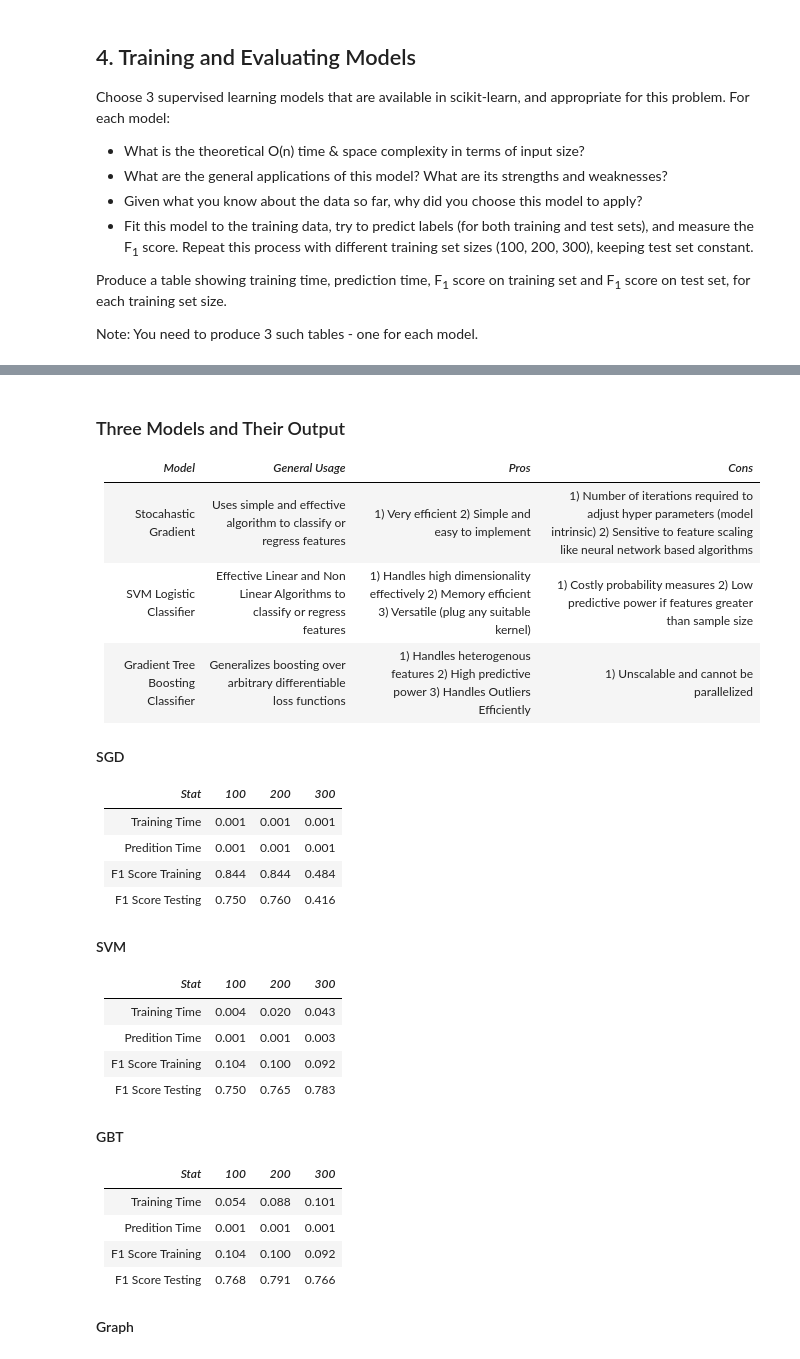
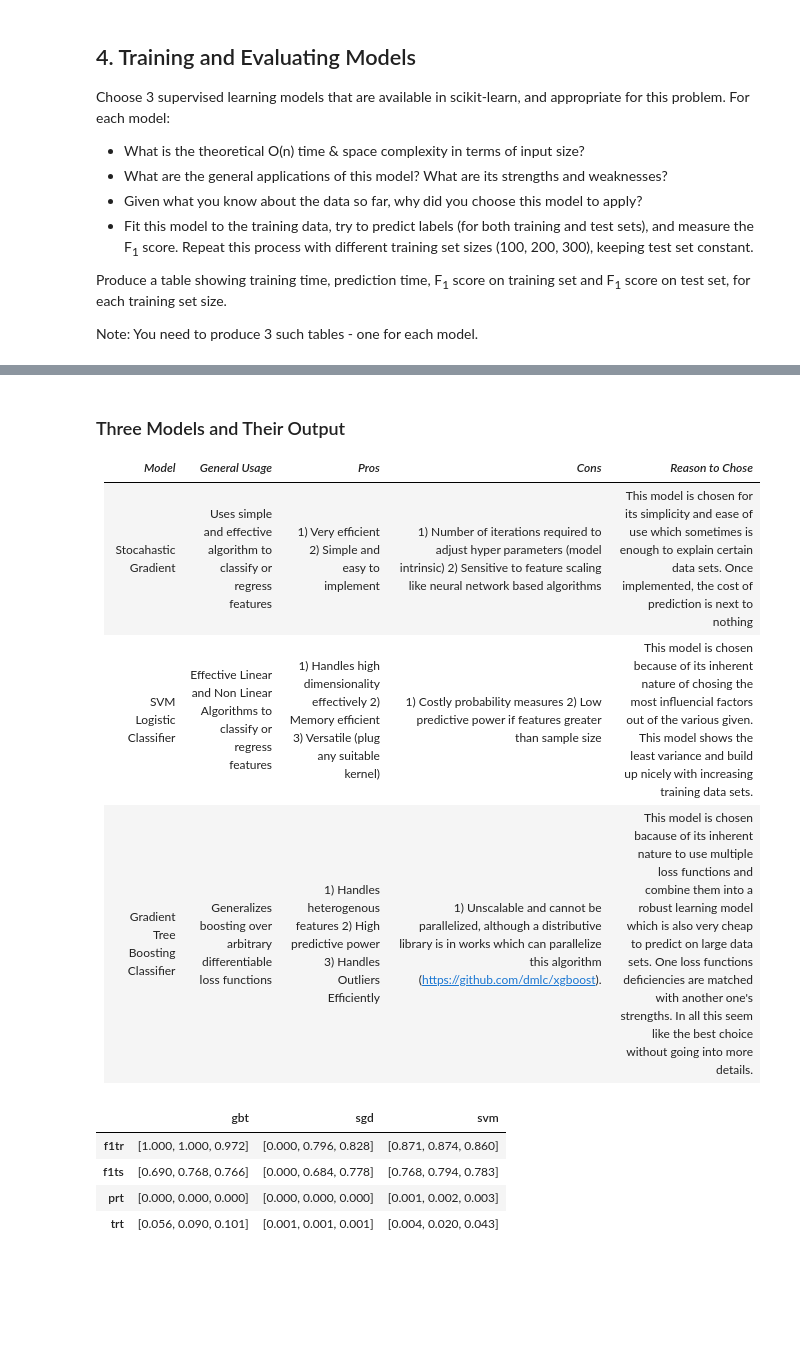
Before and after one commit to gallybaba/udacity, a Jupyter notebook: mlnd/si/student_intervention.ipynb, the cells around one changed output, grey strips where cells are left out. Saved outputs shown, nothing was run; the diff lists cells and outputs as text; code cells hidden in the pictures; blank space fills up the shorter version.

```diff
--- a/mlnd/si/student_intervention.ipynb
+++ b/mlnd/si/student_intervention.ipynb
@@ -288,40 +296,20 @@ all stats
 # %% [markdown]
 ### Three Models and Their Output
 
-|*Model*|*General Usage*|*Pros*|*Cons*|
-|:-----:|:-------------:|:----:|:----:|
-| Stocahastic Gradient |Uses simple and effective algorithm to classify or regress features| 1) Very efficient 2) Simple and easy to implement| 1) Number of iterations required to adjust hyper parameters (model intrinsic) 2) Sensitive to feature scaling like neural network based algorithms |
-| SVM Logistic Classifier|Effective Linear and Non Linear Algorithms to classify or regress features| 1) Handles high dimensionality effectively 2) Memory efficient 3) Versatile (plug any suitable kernel)| 1) Costly probability measures 2) Low predictive power if features greater than sample size|
-| Gradient Tree Boosting Classifier |Generalizes boosting over arbitrary differentiable loss functions| 1) Handles heterogenous features 2) High predictive power 3) Handles Outliers Efficiently| 1) Unscalable and cannot be parallelized|
-
-
-#### SGD
-|*Stat*|*100*|*200*|*300*|
-|:---:  |:---:|:---:|:---: |
-|Training Time|0.001|0.001|0.001|
-|Predition Time|0.001|0.001|0.001|
-|F1 Score Training|0.844|0.844|0.484|
-|F1 Score Testing|0.750|0.760|0.416|
-
-
-#### SVM
-|*Stat*|*100*|*200*|*300*|
-|:---:  |:---:|:---:|:---: |
-|Training Time|0.004|0.020|0.043|
-|Predition Time|0.001|0.001|0.003|
-|F1 Score Training|0.104|0.100|0.092|
-|F1 Score Testing|0.750|0.765|0.783|
-
-#### GBT
-|*Stat*|*100*|*200*|*300*|
-|:---:  |:---:|:---:|:---: |
-|Training Time|0.054|0.088|0.101|
-|Predition Time|0.001|0.001|0.001|
-|F1 Score Training|0.104|0.100|0.092|
-|F1 Score Testing|0.768|0.791|0.766|
-
-
-#### Graph
+|*Model*|*General Usage*|*Pros*|*Cons*|*Reason to Chose*|
+|:-----:|:-------------:|:----:|:----:|:---:|
+| Stocahastic Gradient |Uses simple and effective algorithm to classify or regress features| 1) Very efficient 2) Simple and easy to implement| 1) Number of iterations required to adjust hyper parameters (model intrinsic) 2) Sensitive to feature scaling like neural network based algorithms |This model is chosen for its simplicity and ease of use which sometimes is enough to explain certain data sets. Once implemented, the cost of prediction is next to nothing|
+| SVM Logistic Classifier|Effective Linear and Non Linear Algorithms to classify or regress features| 1) Handles high dimensionality effectively 2) Memory efficient 3) Versatile (plug any suitable kernel)| 1) Costly probability measures 2) Low predictive power if features greater than sample size|This model is chosen because of its inherent nature of chosing the most influencial factors out of the various given. This model shows the least variance and build up nicely with increasing training data sets.|
+| Gradient Tree Boosting Classifier |Generalizes boosting over arbitrary differentiable loss functions| 1) Handles heterogenous features 2) High predictive power 3) Handles Outliers Efficiently| 1) Unscalable and cannot be parallelized, although a distributive library is in works which can parallelize this algorithm (https://github.com/dmlc/xgboost).|This model is chosen bacause of its inherent nature to use multiple loss functions and combine them into a robust learning model which is also very cheap to predict on large data sets. One loss functions deficiencies are matched with another one's strengths. In all this seem like the best choice without going into more details.|
+# %%
+stats_table = pd.DataFrame(stats)
+stats_table
+# %% [output]
+|  | gbt | sgd | svm |
+| f1tr | [1.000, 1.000, 0.972] | [0.000, 0.796, 0.828] | [0.871, 0.874, 0.860] |
+| f1ts | [0.690, 0.768, 0.766] | [0.000, 0.684, 0.778] | [0.768, 0.794, 0.783] |
+| prt | [0.000, 0.000, 0.000] | [0.000, 0.000, 0.000] | [0.001, 0.002, 0.003] |
+| trt | [0.056, 0.090, 0.101] | [0.001, 0.001, 0.001] | [0.004, 0.020, 0.043] |
 # %%
 import matplotlib
 import matplotlib.pyplot as plt
```
Also changed, not shown: parts of 10 cells of this notebook, 1 other file.
